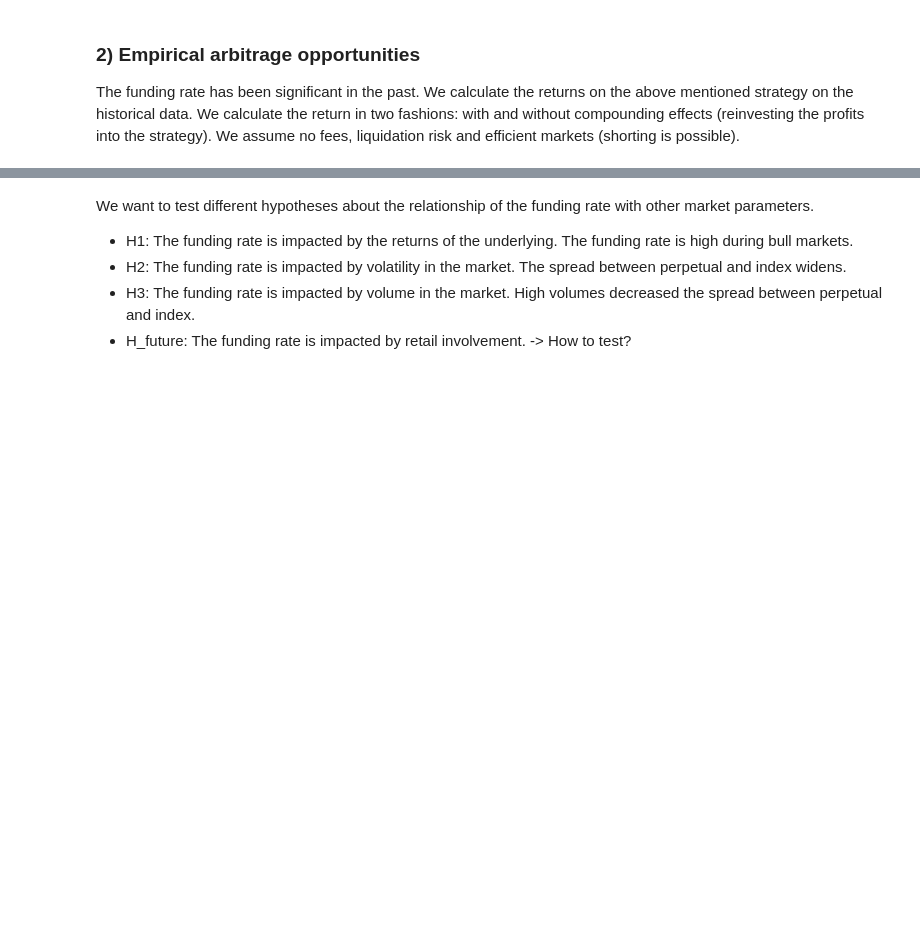
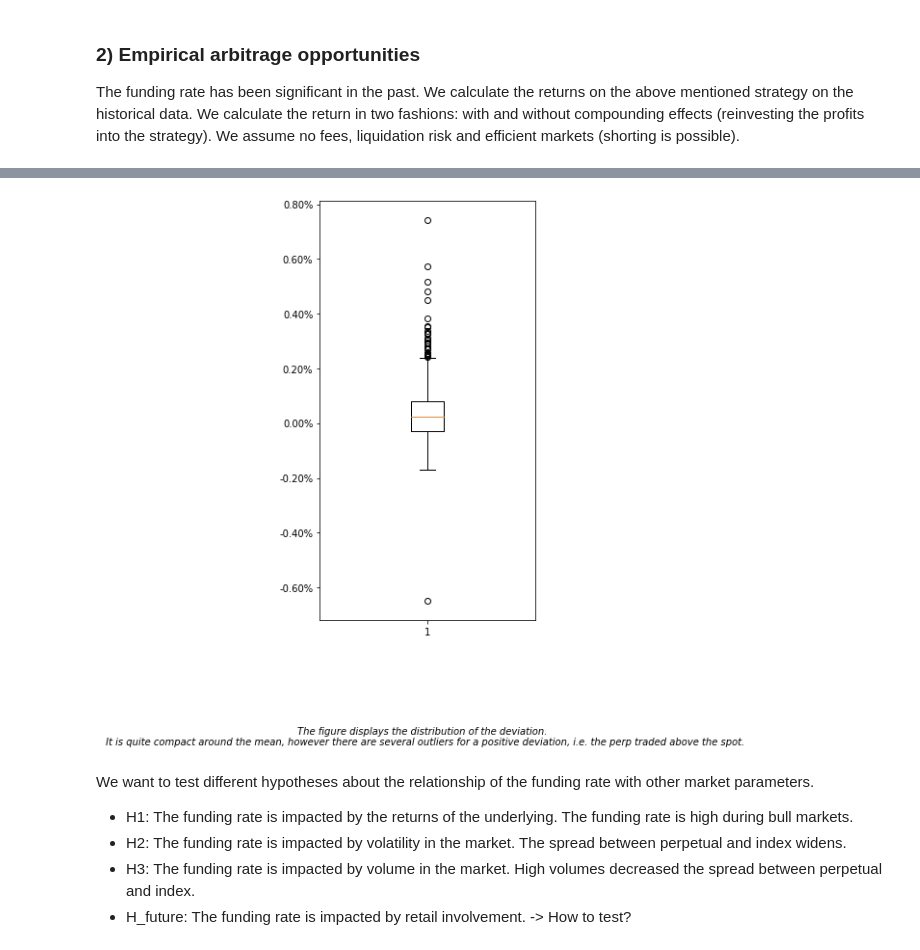
Before and after one commit to vivowa/perpetuals, a Jupyter notebook: perpetual.ipynb, the cells around one changed output, grey strips where cells are left out. Drawn from its saved outputs; the diff is of its cells as text; code cells hidden in the pictures; blank space fills up the shorter version.

```diff
--- a/perpetual.ipynb
+++ b/perpetual.ipynb
@@ -217,3 +287,19 @@ results
+# %%
+#take a look at the distribution
+panel = panel.iloc[1:]
+panel = panel.dropna()
+
+fig, ax = plt.subplots(figsize =(4,8))
+ax.boxplot(panel['deviation'])
+vals = ax.get_yticks()
+ax.set_yticklabels(['{:,.2%}'.format(x) for x in vals])
+
+txt = f'The figure displays the distribution of the deviation. \n It is quite compact around the mean, however there are several outliers for a positive deviation, i.e. the perp traded above the spot.'
+fig.text(.5, -.1, txt, ha='center', fontstyle='italic')
+
+plt.show()
+# %% [output]
+[figure, added]
 # %% [markdown]
 
 We want to test different hypotheses about the relationship of the funding rate with other market parameters.
```
Also changed, not shown: parts of 11 cells of this notebook.
